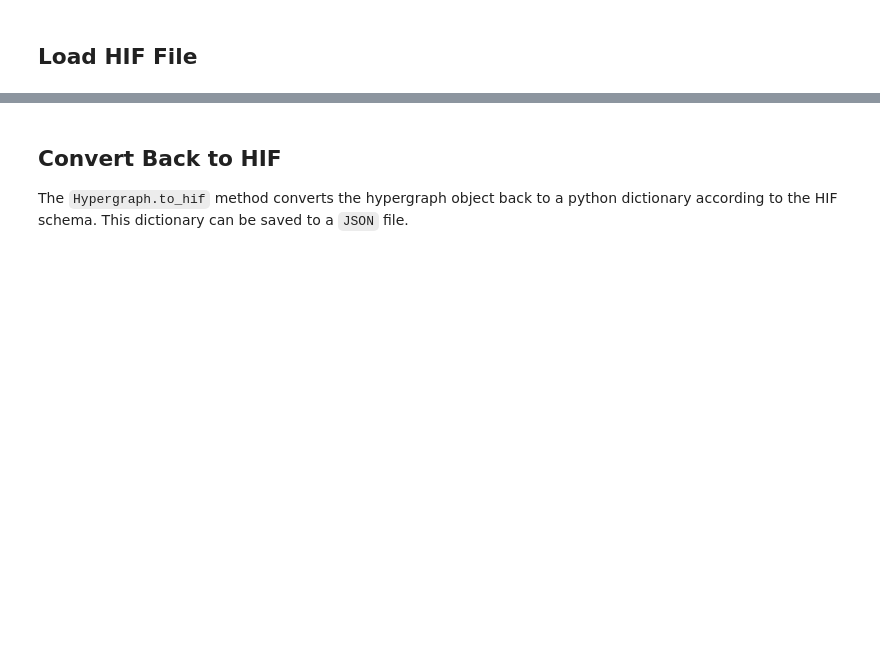
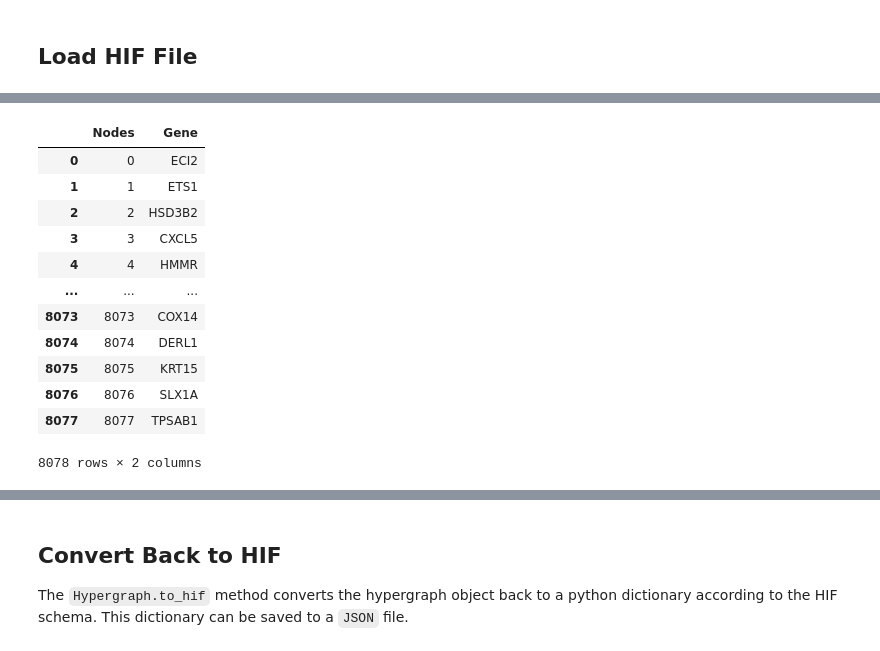
Before and after one commit to pszufe/HIF-standard, a Jupyter notebook: tutorials/HAT.ipynb, the cells around one changed output, grey strips where cells are left out. Cells and saved outputs as stored; diff of their text form; code cells hidden in the pictures; blank space fills up the shorter version.

```diff
--- a/tutorials/HAT.ipynb
+++ b/tutorials/HAT.ipynb
@@ -34,0 +91,17 @@ HG.edges
+# %%
+HG.nodes.columns=['Nodes', 'Gene']
+HG.nodes
+# %% [output]
+|  | Nodes | Gene |
+| 0 | 0 | ECI2 |
+| 1 | 1 | ETS1 |
+| 2 | 2 | HSD3B2 |
+| 3 | 3 | CXCL5 |
+| 4 | 4 | HMMR |
+| ... | ... | ... |
+| 8073 | 8073 | COX14 |
+| 8074 | 8074 | DERL1 |
+| 8075 | 8075 | KRT15 |
+| 8076 | 8076 | SLX1A |
+| 8077 | 8077 | TPSAB1 |
+8078 rows × 2 columns
```
Also changed, not shown: parts of 13 cells of this notebook, 3 other files.
